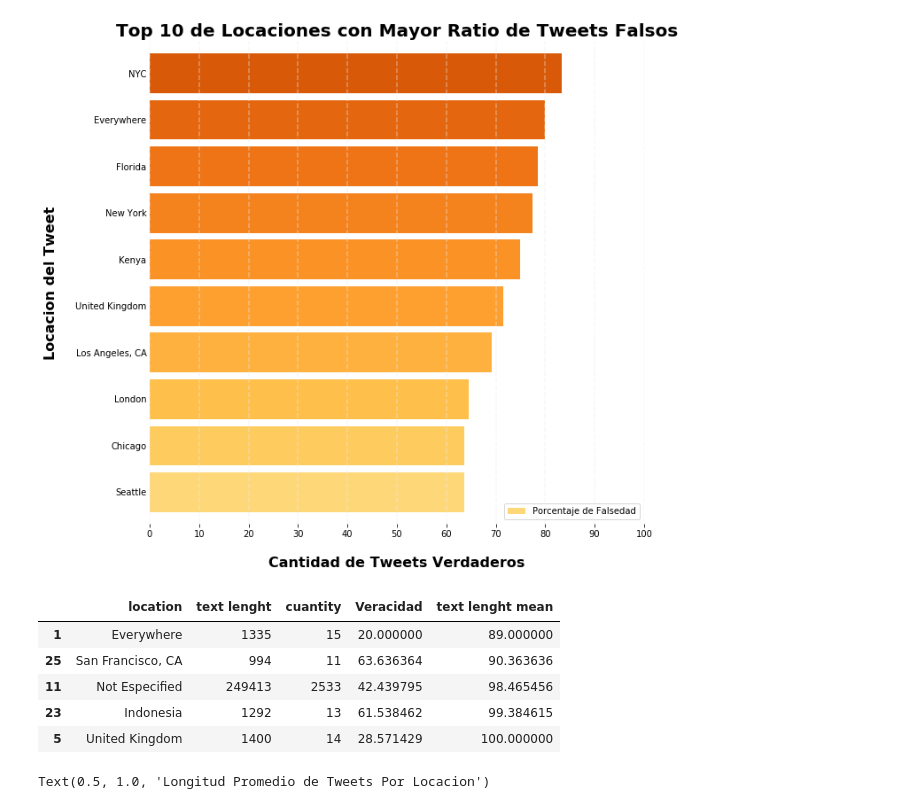
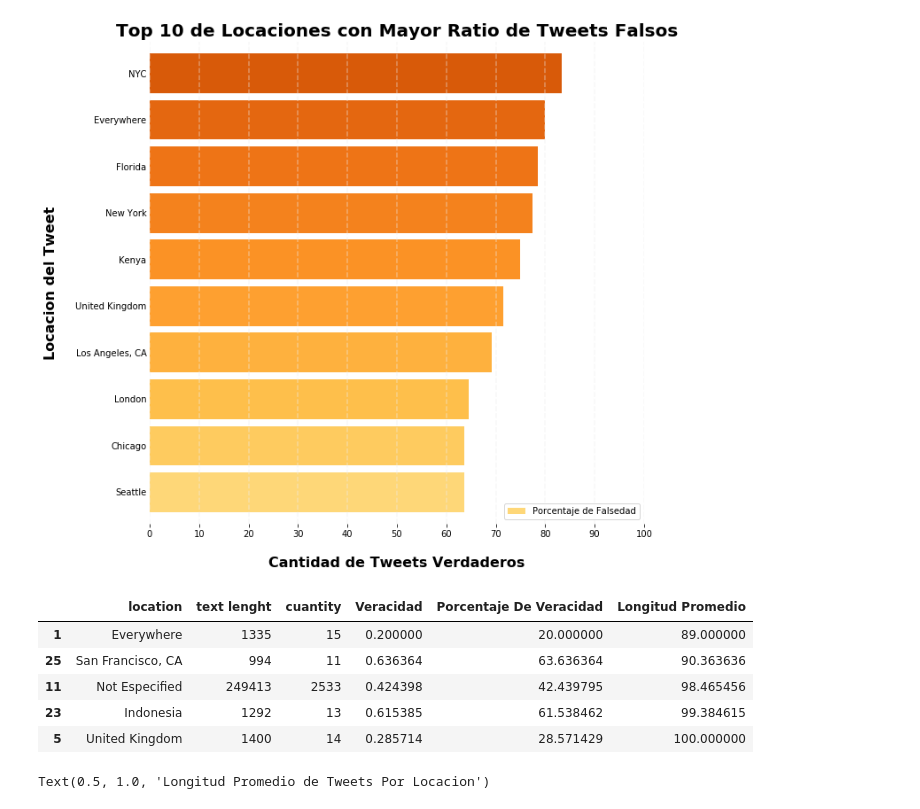
Before and after one commit to RiedelNicolas/TP1-Organizacion-de-Datos, a Jupyter notebook: Hugo.ipynb, the cells around one changed output. Saved outputs shown, nothing was run; the diff lists cells and outputs as text; code cells hidden in the pictures.

```diff
--- a/Hugo.ipynb
+++ b/Hugo.ipynb
@@ -119,7 +119,7 @@ tweets_by_loc.tail()
 | 3341 | Edinburgh | 0 | 482 | 4 | 0.0 |
 # %%
 #multiplico el factor de veracidad por 100 a fines de poder graficar, ahora es un porcentaje de veracidad
-locations_with_more_than_10_tweets['Veracidad'] = locations_with_more_than_10_tweets['Veracidad'] * 100
+locations_with_more_than_10_tweets['Porcentaje De Veracidad'] = locations_with_more_than_10_tweets['Veracidad'] * 100
 # %%
 
 saltos = np.linspace(0.3, 0.7, 10)
@@ -295,16 +292,16 @@ Text(0.5, 1.0, 'Top 10 de Locaciones con Mayor Ratio de Tweets Falsos')
 [figure]
 # %%
 #De las locaciones con mas de 10 tweets, calculo cual es el promedio de longitud del texto para cada locacion
-locations_with_more_than_10_tweets['text lenght mean'] = locations_with_more_than_10_tweets['text lenght'] / locations_with_more_than_10_tweets['cuantity']
-locations_with_more_than_10_tweets = locations_with_more_than_10_tweets.sort_values('text lenght mean')
+locations_with_more_than_10_tweets['Longitud Promedio'] = locations_with_more_than_10_tweets['text lenght'] / locations_with_more_than_10_tweets['cuantity']
+locations_with_more_than_10_tweets = locations_with_more_than_10_tweets.sort_values('Longitud Promedio')
 locations_with_more_than_10_tweets.head()
 # %% [output]
-|  | location | text lenght | cuantity | Veracidad | text lenght mean |
-| 1 | Everywhere | 1335 | 15 | 20.000000 | 89.000000 |
-| 25 | San Francisco, CA | 994 | 11 | 63.636364 | 90.363636 |
-| 11 | Not Especified | 249413 | 2533 | 42.439795 | 98.465456 |
-| 23 | Indonesia | 1292 | 13 | 61.538462 | 99.384615 |
-| 5 | United Kingdom | 1400 | 14 | 28.571429 | 100.000000 |
+|  | location | text lenght | cuantity | Veracidad | Porcentaje De Veracidad | Longitud Promedio |
+| 1 | Everywhere | 1335 | 15 | 0.200000 | 20.000000 | 89.000000 |
+| 25 | San Francisco, CA | 994 | 11 | 0.636364 | 63.636364 | 90.363636 |
+| 11 | Not Especified | 249413 | 2533 | 0.424398 | 42.439795 | 98.465456 |
+| 23 | Indonesia | 1292 | 13 | 0.615385 | 61.538462 | 99.384615 |
+| 5 | United Kingdom | 1400 | 14 | 0.285714 | 28.571429 | 100.000000 |
 # %%
 saltos = np.linspace(0.3, 0.7, 33)
 colores = (cm.get_cmap('YlOrBr'))(saltos)
```
Also changed, not shown: parts of 7 cells of this notebook.
